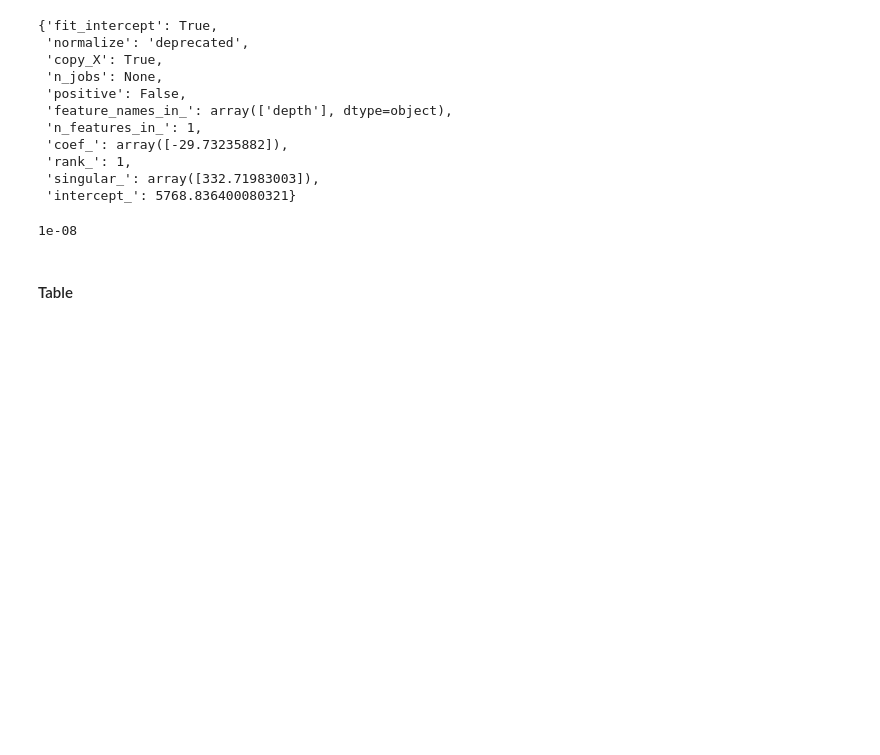
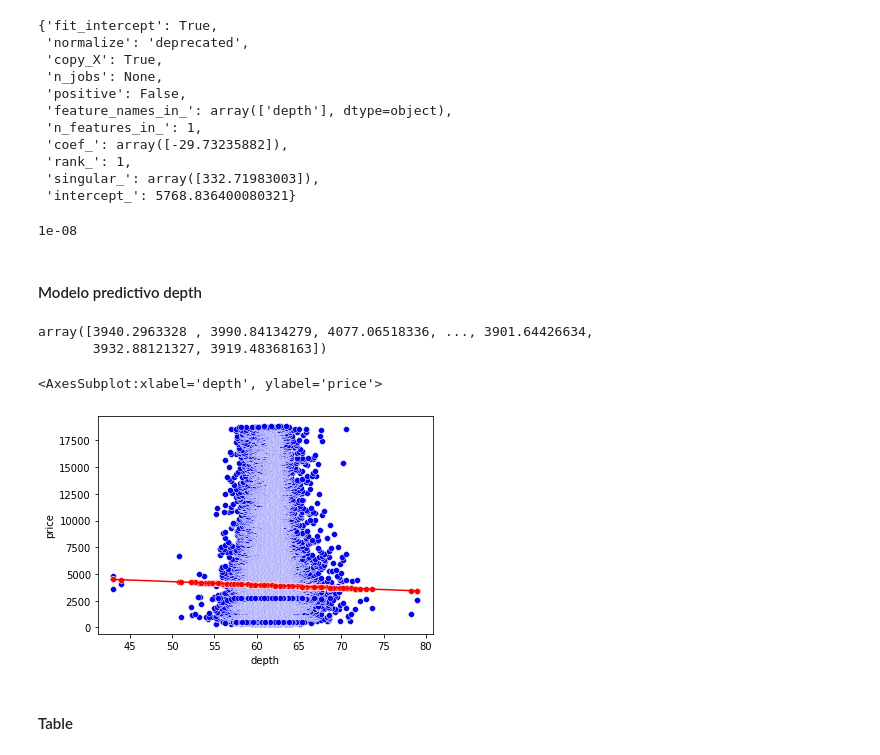
Before and after one commit to Papitasrancheras/A1_TC2003B.202, a Jupyter notebook: a1correlacion.ipynb, the cells around one changed output. Cells and saved outputs as stored; diff of their text form; code cells hidden in the pictures; blank space fills up the shorter version.

```diff
--- a/a1correlacion.ipynb
+++ b/a1correlacion.ipynb
@@ -189,6 +197,27 @@ model1.score(X=vd_indp, y=v_dep)
 #1e-08
 # %% [output]
 1e-08
+# %% [markdown]
+#### Modelo predictivo depth
+# %%
+#Predecimos el precio del diamante a partir de la variable depth
+y_pred1= model1.predict(X=diamond[['depth']])
+y_pred1
+# %% [output]
+array([3940.2963328 , 3990.84134279, 4077.06518336, ..., 3901.64426634,
+       3932.88121327, 3919.48368163])
+# %%
+#Insertamos la columna de predicciones en el DataFrame
+diamond.insert(0, 'Predicciones_d', y_pred1)
+diamond
+# %%
+#Visualizamos la gráfica comparativa entre el total real y el total predecido
+sns.scatterplot(x='depth', y='price', color="blue", data=diamond)
+sns.scatterplot(x='depth', y='Predicciones_d', color="red", data=diamond)
+sns.lineplot(x='depth', y='Predicciones_d', color="red", data=diamond)
+# %% [output]
+<AxesSubplot:xlabel='depth', ylabel='price'>
+[figure, added]
 # %% [markdown]
 #### Table
 # %%
```
Also changed, not shown: parts of 12 cells of this notebook.
